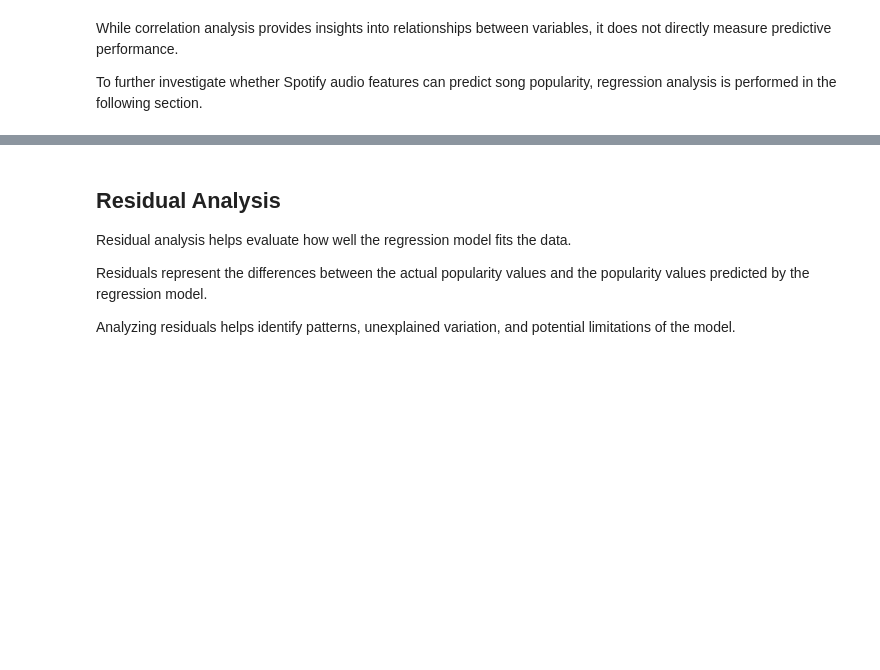
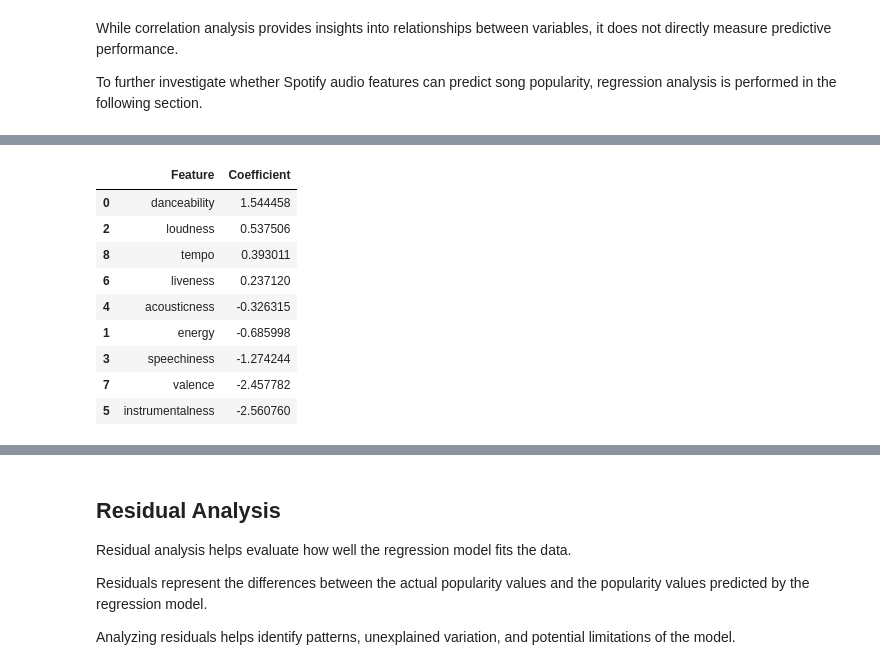
Before and after one commit to mimihorozova/spotify_analysis, a Jupyter notebook: spotify_analysis.ipynb, the cells around one changed output, grey strips where cells are left out. Saved outputs shown, nothing was run; the diff lists cells and outputs as text; code cells hidden in the pictures; blank space fills up the shorter version.

```diff
--- a/spotify_analysis.ipynb
+++ b/spotify_analysis.ipynb
@@ -642,10 +633,14 @@ The target variable is song popularity.
 # %%
-X = tracks[[
+features = tracks[[
     'danceability',
     'energy',
     'loudness',
+    'speechiness',
+    'acousticness',
+    'instrumentalness',
+    'liveness',
     'valence',
     'tempo'
 ]]
 
-y = tracks['popularity']
+target = tracks['popularity']
@@ -652,6 +651,9 @@ y = tracks['popularity']
 # %%
-from sklearn.linear_model import LinearRegression
+from sklearn.model_selection import train_test_split
 
-model = LinearRegression()
-
-model.fit(X, y)
+X_train, X_test, y_train, y_test = train_test_split(
+    features,
+    target,
+    test_size=0.2,
+    random_state=42
+)
@@ -695,0 +733,21 @@ This suggests that Spotify popularity is influenced by many additional factors b
+# %%
+coefficients = pd.DataFrame({
+    'Feature': features.columns,
+    'Coefficient': model.coef_
+})
+
+coefficients.sort_values(
+    by='Coefficient',
+    ascending=False
+)
+# %% [output]
+|  | Feature | Coefficient |
+| 0 | danceability | 1.544458 |
+| 2 | loudness | 0.537506 |
+| 8 | tempo | 0.393011 |
+| 6 | liveness | 0.237120 |
+| 4 | acousticness | -0.326315 |
+| 1 | energy | -0.685998 |
+| 3 | speechiness | -1.274244 |
+| 7 | valence | -2.457782 |
+| 5 | instrumentalness | -2.560760 |
```
Also changed, not shown: parts of 13 cells of this notebook.
